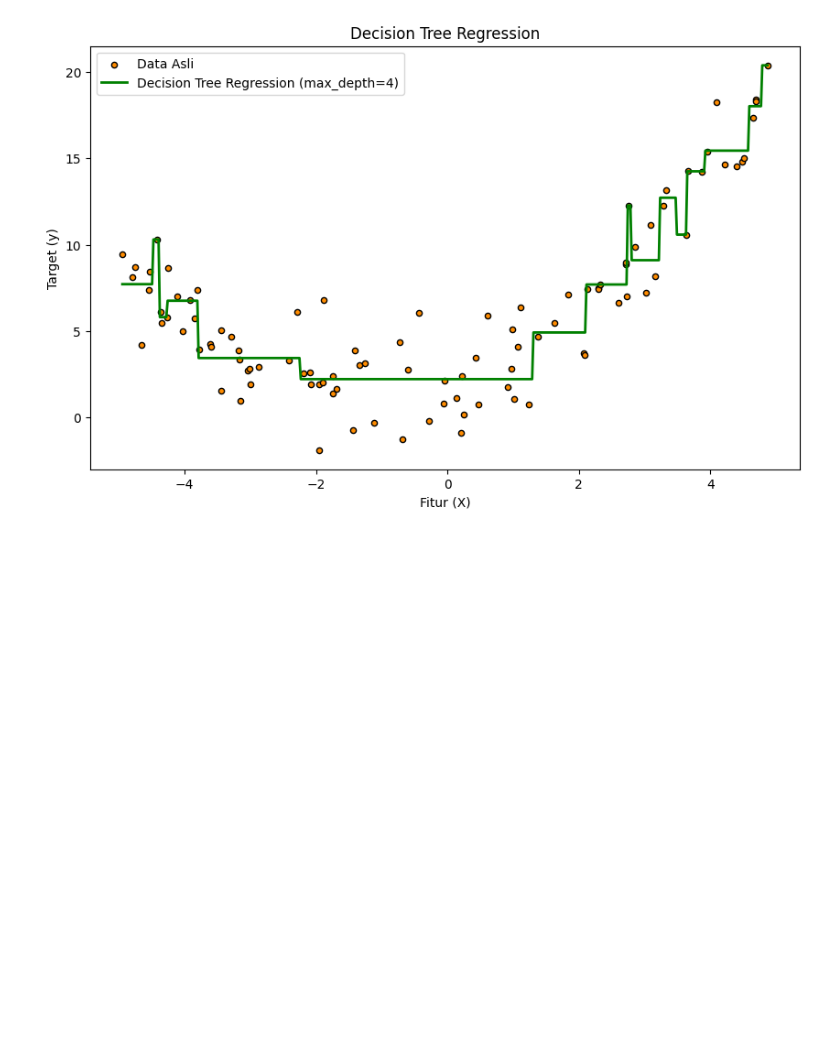
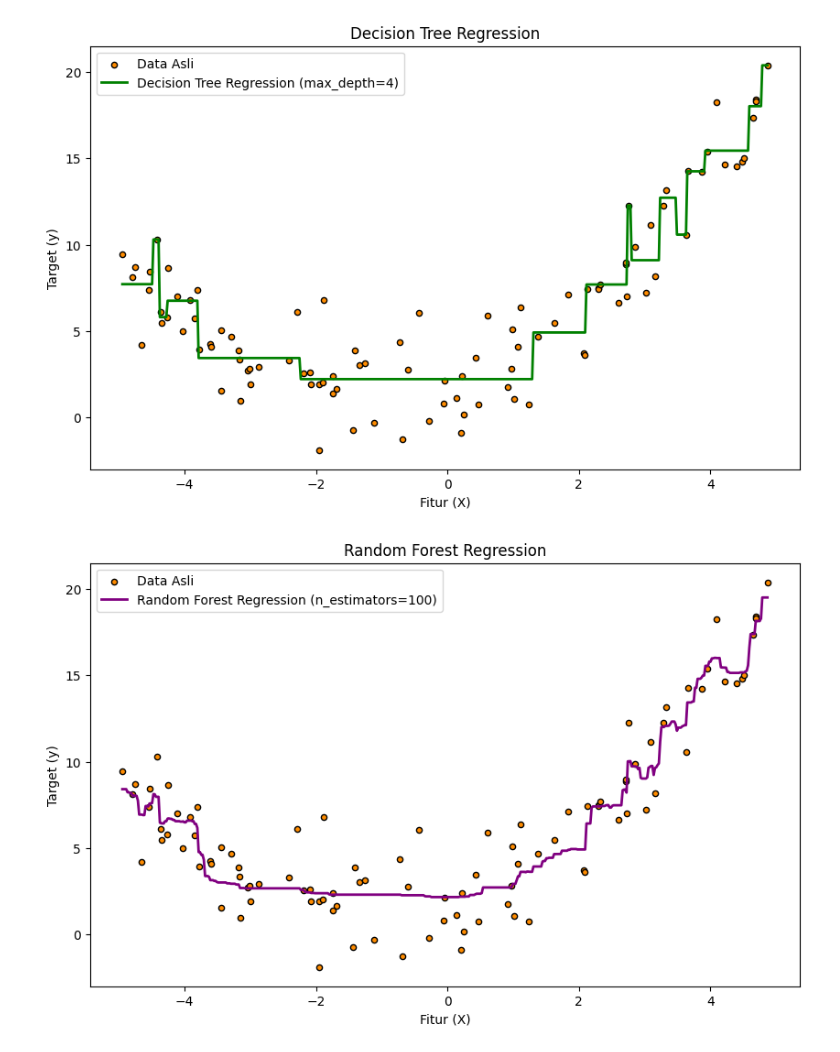
Before and after one commit to HansenDafa/machine-learning, a Jupyter notebook: supervised/regression/linear-regression/main.ipynb, the cells around one changed output. Saved outputs shown, nothing was run; the diff lists cells and outputs as text; code cells hidden in the pictures; blank space fills up the shorter version.

Commit message:
random-forest-regression

```diff
--- a/supervised/regression/linear-regression/main.ipynb
+++ b/supervised/regression/linear-regression/main.ipynb
@@ -253,3 +253,29 @@ plt.legend()
 plt.show()
 # %% [output]
 [figure]
+# %%
+from sklearn.ensemble import RandomForestRegressor
+
+# Inisialisasi model Random Forest
+# n_estimators: Jumlah pohon dalam forest
+# max_depth, min_samples_leaf: Sama seperti Decision Tree, tapi berlaku untuk tiap pohon
+# random_state: Untuk reproduktifitas
+rf_reg_model = RandomForestRegressor(n_estimators=100, max_depth=4, random_state=42, n_jobs=-1) # n_jobs=-1 gunakan semua core CPU
+
+# Melatih model
+rf_reg_model.fit(X, y)
+
+# Membuat prediksi
+y_rf_pred = rf_reg_model.predict(X_plot)
+
+# Plot hasil
+plt.figure(figsize=(10, 6))
+plt.scatter(X, y, s=20, edgecolor="black", c="darkorange", label="Data Asli")
+plt.plot(X_plot, y_rf_pred, color="purple", linewidth=2, label=f"Random Forest Regression (n_estimators={rf_reg_model.n_estimators})")
+plt.xlabel("Fitur (X)")
+plt.ylabel("Target (y)")
+plt.title("Random Forest Regression")
+plt.legend()
+plt.show()
+# %% [output]
+[figure, added]
```
